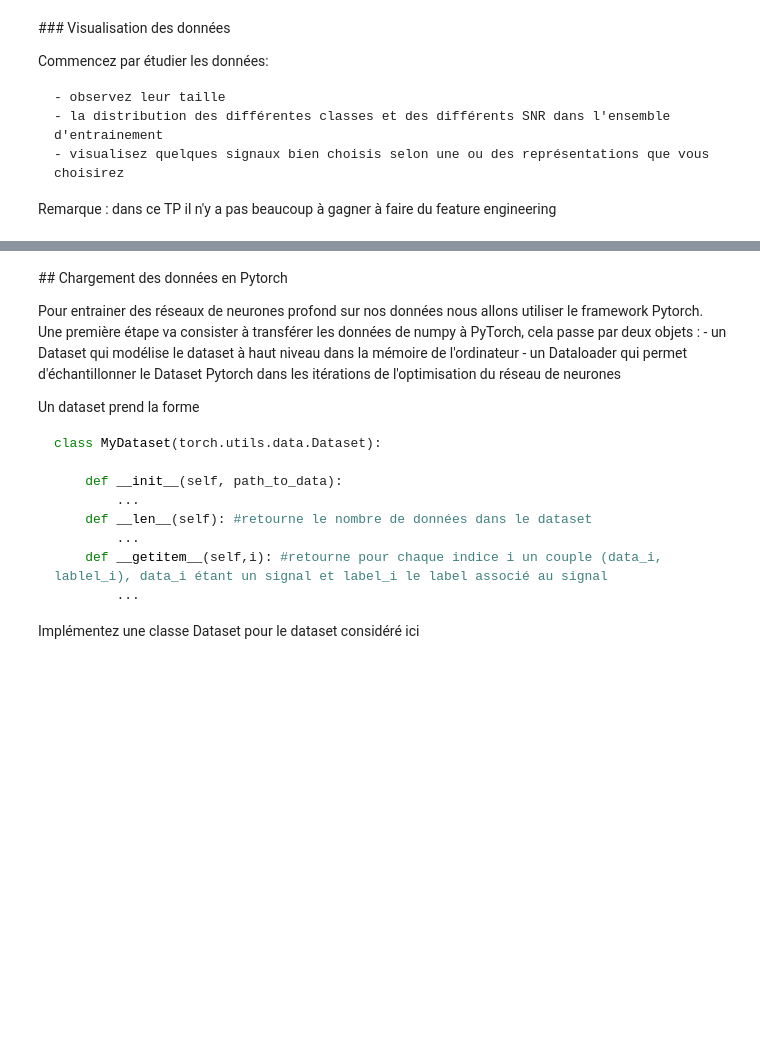
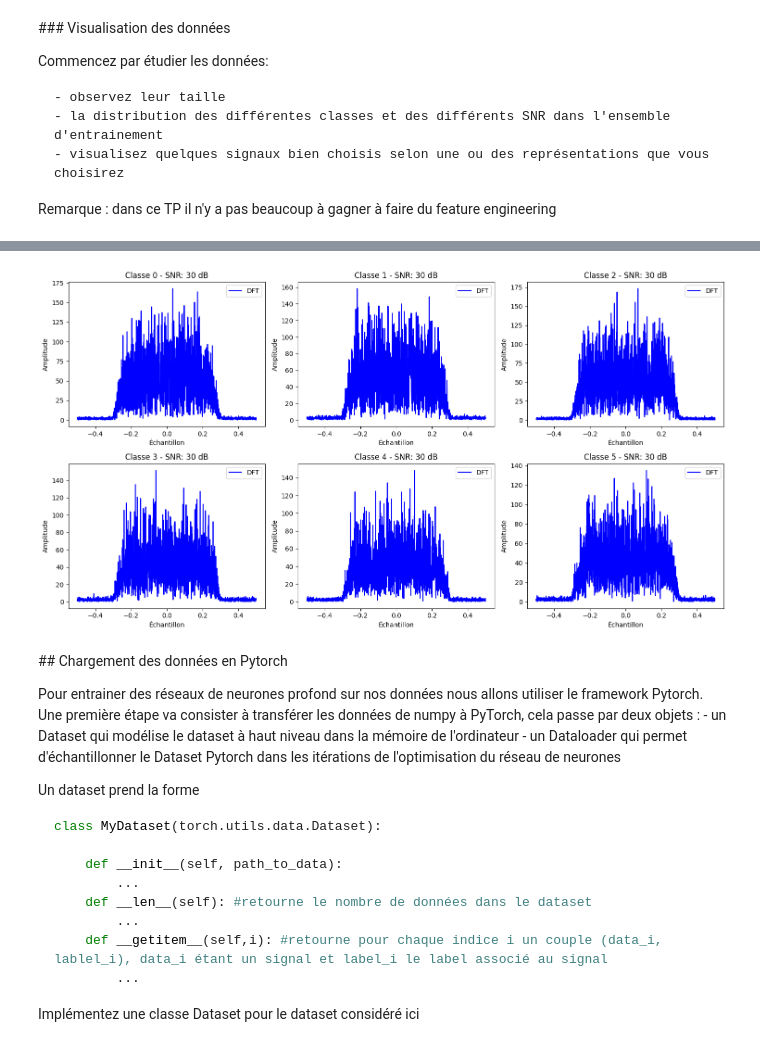
Before and after one commit to arebaine/dlts-tp3, a Jupyter notebook: dlts_tp3.ipynb, the cells around one changed output, grey strips where cells are left out. Saved outputs shown, nothing was run; the diff lists cells and outputs as text; code cells hidden in the pictures; blank space fills up the shorter version.

```diff
--- a/dlts_tp3.ipynb
+++ b/dlts_tp3.ipynb
@@ -106,3 +278,8 @@ Remarque : dans ce TP il n'y a pas beaucoup à gagner à faire du feature engine
+# %%
+# Pour un SNR de 30 dB
+plot_samples_from_each_class_freq(signals, labels_id, snr, sample_from_each_classes_SNR30)
+# %% [output]
+[figure, added]
 # %% [markdown]
 ## Chargement des données en Pytorch
 
```
Also changed, not shown: parts of 31 cells of this notebook.
